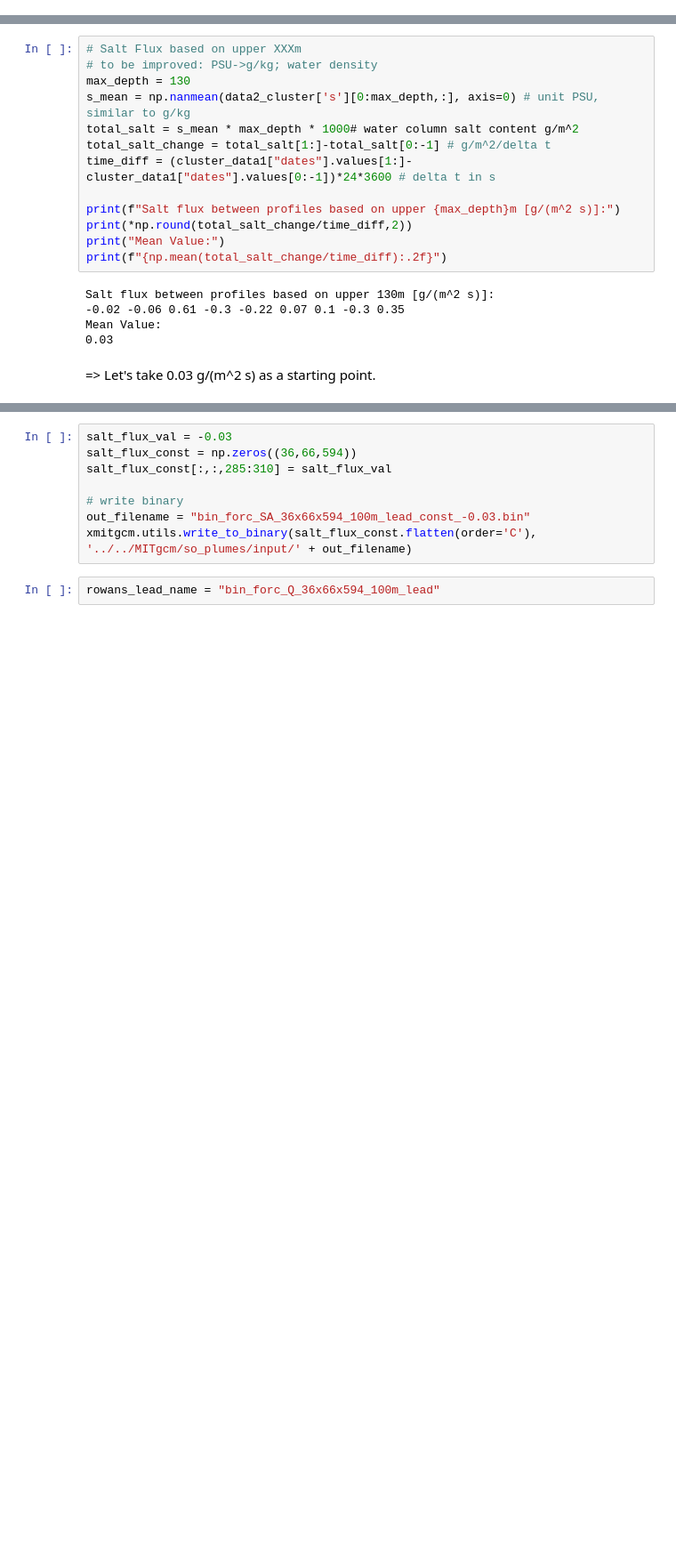
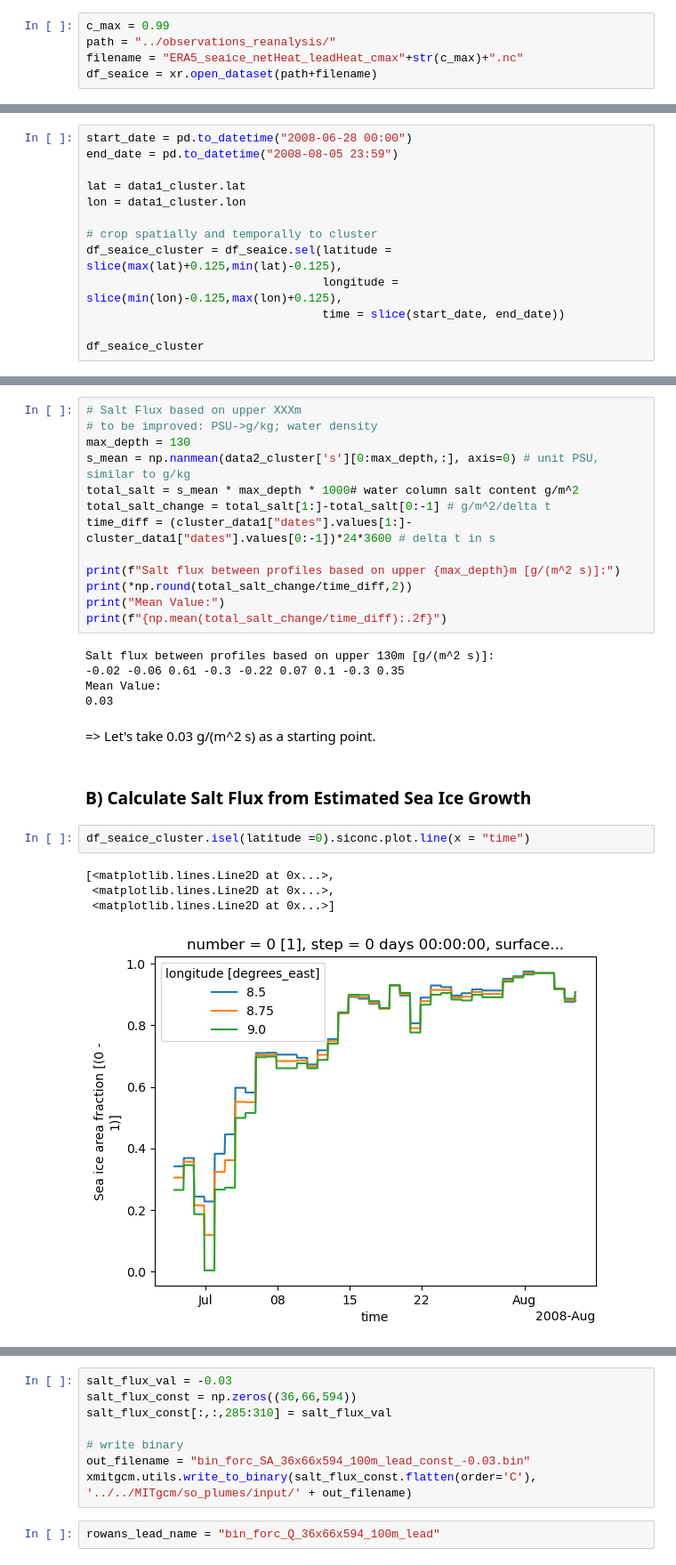
Before and after one commit to marlene-schramm/MSc_data_analysis, a Jupyter notebook: model_input/Forcing_Salt.ipynb, the cells around one changed output, grey strips where cells are left out. Shown at 89% size. Cells and saved outputs as stored; diff of their text form; blank space fills up the shorter version.

Commit message:
estimate salt flux from sea ice concentration changes

```diff
--- a/model_input/Forcing_Salt.ipynb
+++ b/model_input/Forcing_Salt.ipynb
@@ -16,0 +21,5 @@ import mat73 # for loading .mat files version >= 7.3
+# %%
+c_max = 0.99
+path = "../observations_reanalysis/"
+filename = "ERA5_seaice_netHeat_leadHeat_cmax"+str(c_max)+".nc"
+df_seaice = xr.open_dataset(path+filename)
@@ -98,0 +123,13 @@ data2_cluster
+# %%
+start_date = pd.to_datetime("2008-06-28 00:00")
+end_date = pd.to_datetime("2008-08-05 23:59")
+
+lat = data1_cluster.lat
+lon = data1_cluster.lon
+
+# crop spatially and temporally to cluster
+df_seaice_cluster = df_seaice.sel(latitude = slice(max(lat)+0.125,min(lat)-0.125),
+                                  longitude = slice(min(lon)-0.125,max(lon)+0.125),
+                                  time = slice(start_date, end_date))
+
+df_seaice_cluster
@@ -137,3 +194,12 @@ Mean Value:
 0.03
 # %% [markdown]
 => Let's take 0.03 g/(m^2 s) as a starting point.
+# %% [markdown]
+### B) Calculate Salt Flux from Estimated Sea Ice Growth
+# %%
+df_seaice_cluster.isel(latitude =0).siconc.plot.line(x = "time")
+# %% [output]
+[<matplotlib.lines.Line2D at 0x...>,
+ <matplotlib.lines.Line2D at 0x...>,
+ <matplotlib.lines.Line2D at 0x...>]
+[figure, added]
```
Also changed, not shown: parts of 17 cells of this notebook.
